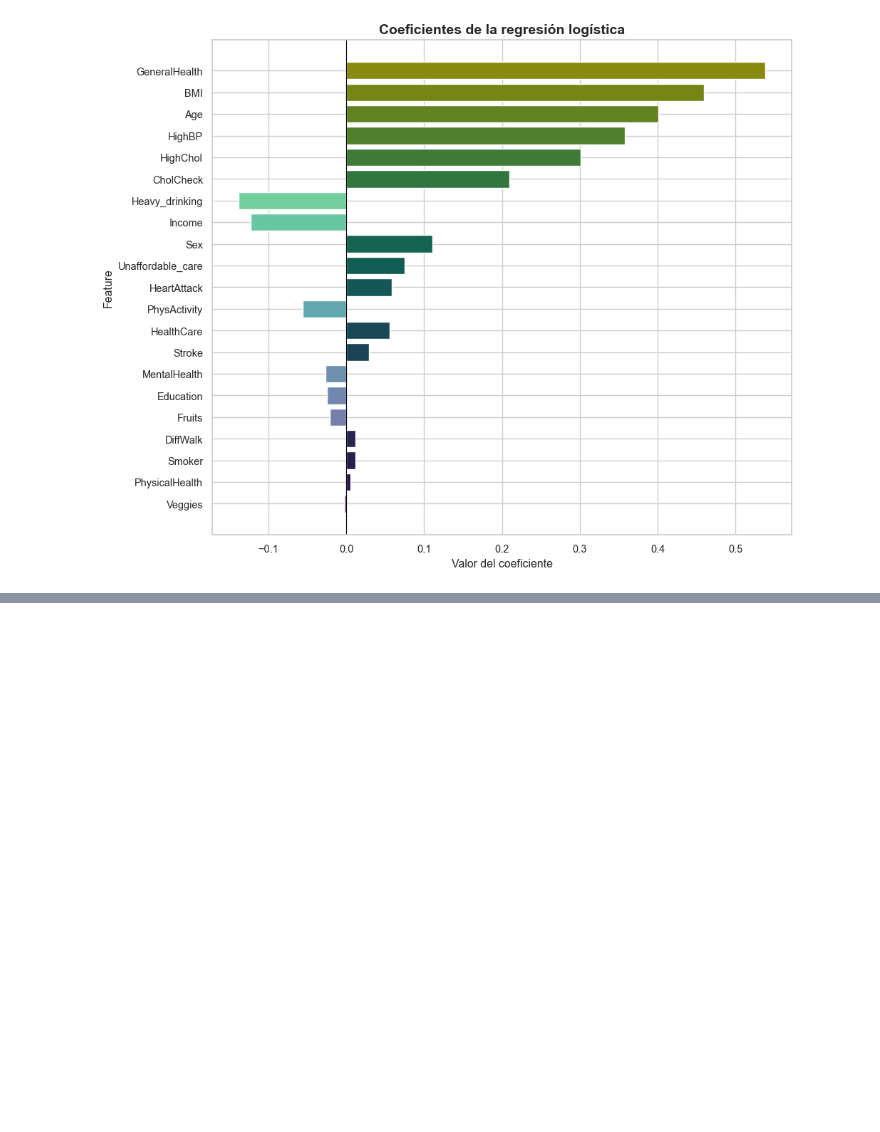
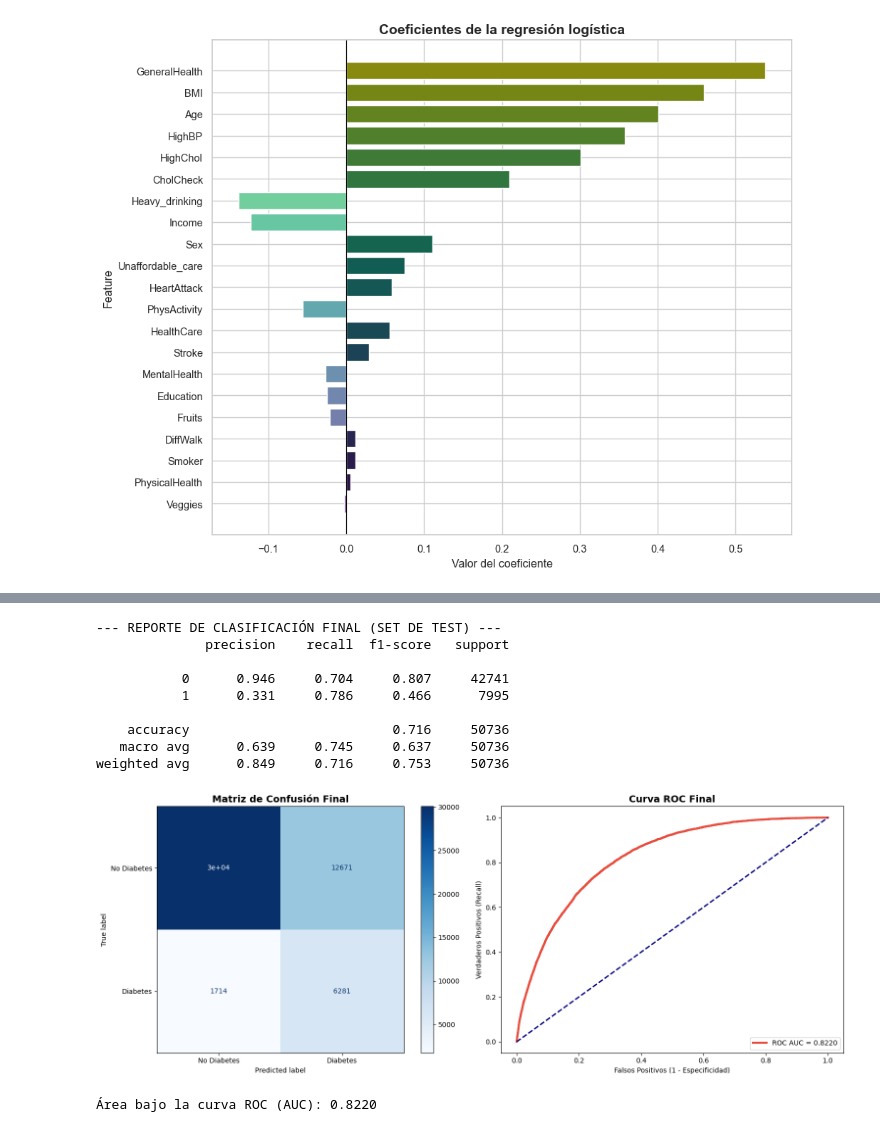
Before and after one commit to Juliahquintas/Master_Ass2_DataProcesses, a Jupyter notebook: code/code.ipynb, the cells around one changed output, grey strips where cells are left out. Drawn from its saved outputs; the diff is of its cells as text; code cells hidden in the pictures; blank space fills up the shorter version.

```diff
--- a/code/code.ipynb
+++ b/code/code.ipynb
@@ -1479,0 +1660,53 @@ plt.show()
+# %%
+# 1. Extraer el mejor modelo del RandomizedSearch
+best_xgb = random_search.best_estimator_
+
+X_test = df_test.drop(columns=[TARGET_COL])
+y_test = df_test[TARGET_COL].replace({2: 1}) # XGBoost requiere 0 y 1 (como la clase diabetico es 2)
+
+# 2. Realizar predicciones sobre el conjunto de TEST (el que no ha visto nunca)
+y_pred = best_xgb.predict(X_test)
+y_prob = best_xgb.predict_proba(X_test)[:, 1] # Probabilidades para la curva ROC
+
+# 3. Mostrar el reporte de clasificación detallado
+print("--- REPORTE DE CLASIFICACIÓN FINAL (SET DE TEST) ---")
+print(classification_report(y_test, y_pred,digits=3))
+
+# 4. Crear visualizaciones: Matriz de Confusión y Curva ROC
+fig, ax = plt.subplots(1, 2, figsize=(16, 6))
+
+# A. Matriz de Confusión
+ConfusionMatrixDisplay.from_predictions(
+    y_test, y_pred,
+    display_labels=['No Diabetes', 'Diabetes'],
+    cmap='Blues',
+    ax=ax[0]
+)
+ax[0].set_title('Matriz de Confusión Final', fontsize=14, weight='bold')
+
+# B. Curva ROC
+fpr, tpr, _ = roc_curve(y_test, y_prob)
+roc_auc = auc(fpr, tpr)
+ax[1].plot(fpr, tpr, color='#e74c3c', lw=3, label=f'ROC AUC = {roc_auc:.4f}')
+ax[1].plot([0, 1], [0, 1], color='navy', lw=2, linestyle='--')
+ax[1].set_title('Curva ROC Final', fontsize=14, weight='bold')
+ax[1].set_xlabel('Falsos Positivos (1 - Especificidad)')
+ax[1].set_ylabel('Verdaderos Positivos (Recall)')
+ax[1].legend(loc="lower right")
+
+plt.tight_layout()
+plt.show()
+
+print(f"Área bajo la curva ROC (AUC): {roc_auc_score(y_test, y_prob):.4f}")
+# %% [output]
+--- REPORTE DE CLASIFICACIÓN FINAL (SET DE TEST) ---
+              precision    recall  f1-score   support
+
+           0      0.946     0.704     0.807     42741
+           1      0.331     0.786     0.466      7995
+
+    accuracy                          0.716     50736
+   macro avg      0.639     0.745     0.637     50736
+weighted avg      0.849     0.716     0.753     50736
+[figure, added]
+Área bajo la curva ROC (AUC): 0.8220
```
Also changed, not shown: parts of 33 cells of this notebook, 1 other file.
